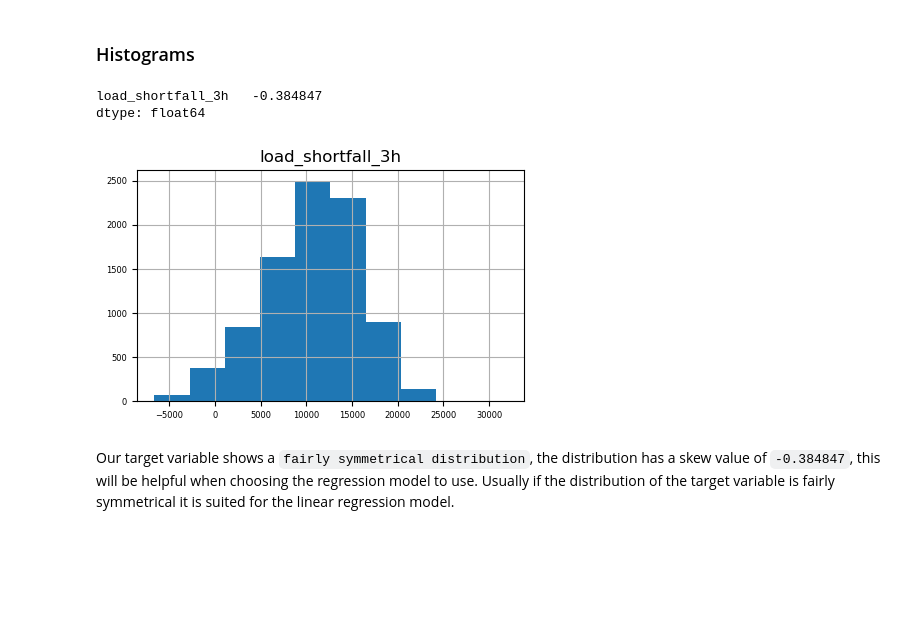
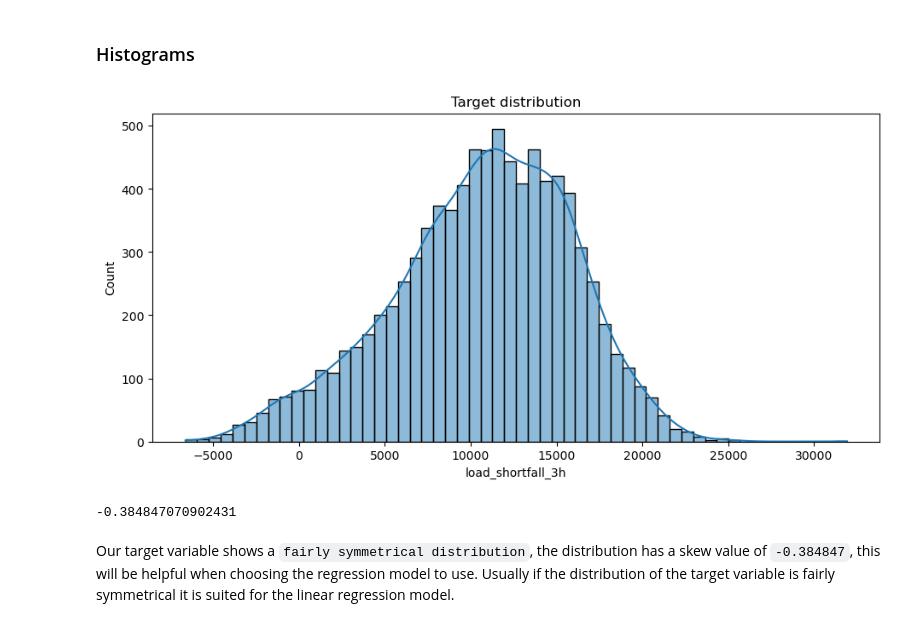
Before and after one commit to queen9921/advanced_regression, a Jupyter notebook: starter-notebook.ipynb, the cells around one changed output. Saved outputs shown, nothing was run; the diff lists cells and outputs as text; code cells hidden in the pictures; blank space fills up the shorter version.

Commit message:
Updated the target variable histogram and added a boxplot

```diff
--- a/starter-notebook.ipynb
+++ b/starter-notebook.ipynb
@@ -356,15 +356,15 @@ We checking for multicolinearity, the presence of a very strong correlation amon
 # %% [markdown]
 ### Histograms
 # %%
-target_v = ['load_shortfall_3h']
-df_train[target_v].hist(figsize=(5,3))
-plt.xticks(fontsize=6)
-plt.yticks(fontsize=6)
-df_train[target_v].skew()
+# target distribution
+plt.figure(figsize = (11, 5))
+sns.histplot(data = df_train, x = 'load_shortfall_3h', kde = True) # update your matplotlib if you get an error here
+plt.title("Target distribution")
+plt.show()
+df_train['load_shortfall_3h'].skew()
 # %% [output]
+[figure, new version]
-load_shortfall_3h   -0.384847
-dtype: float64
+-0.384847070902431
-[figure, old version]
 # %% [markdown]
 Our target variable shows a `fairly symmetrical distribution`, the distribution  has a skew value of `-0.384847`, this will be helpful when choosing the regression model to use. Usually if the distribution of the target variable is fairly symmetrical it is suited for the linear regression model.
 # %%
```
Also changed, not shown: parts of 3 cells of this notebook.
